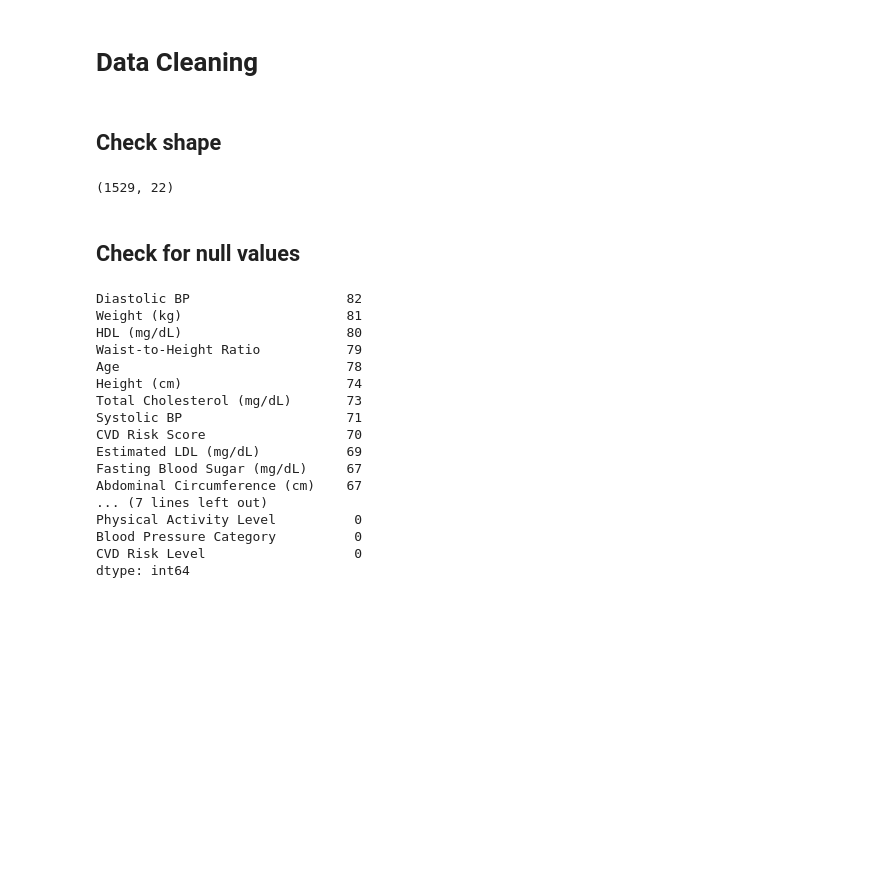
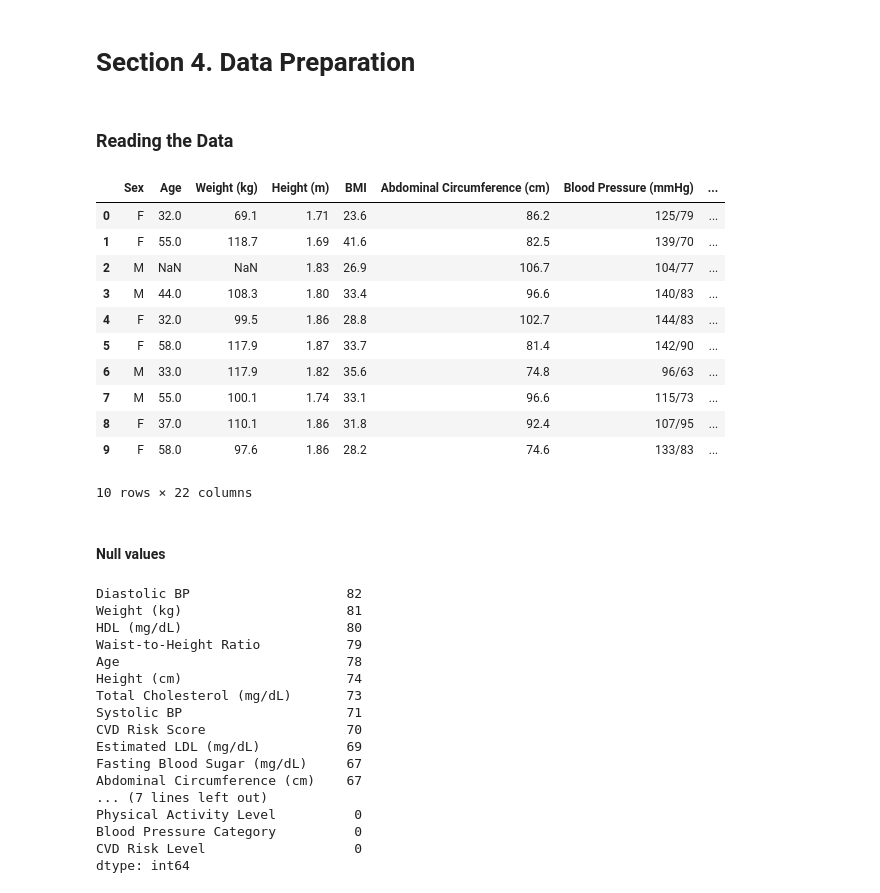
Before and after one commit to shampeyndadi/STINTSY_MCO, a Jupyter notebook: MCO.ipynb, the cells around one changed output. Drawn from its saved outputs; the diff is of its cells as text; code cells hidden in the pictures; blank space fills up the shorter version.

Commit message:
feat: cleaned section

```diff
--- a/MCO.ipynb
+++ b/MCO.ipynb
@@ -25,13 +52,25 @@ df
-# %% [markdown]
-# Data Cleaning
-# %% [markdown]
-## Check shape
-# %%
-df.shape
-# %% [output]
-(1529, 22)
+# %% [markdown]
+# Section 4. Data Preparation
+# %% [markdown]
+### Reading the Data
+# %%
+df = pd.read_csv('CVD.csv')
+df.head(10)
+# %% [output]
+|  | Sex | Age | Weight (kg) | Height (m) | BMI | Abdominal Circumference (cm) | Blood Pressure (mmHg) | ... |
+| 0 | F | 32.0 | 69.1 | 1.71 | 23.6 | 86.2 | 125/79 | ... |
+| 1 | F | 55.0 | 118.7 | 1.69 | 41.6 | 82.5 | 139/70 | ... |
+| 2 | M | NaN | NaN | 1.83 | 26.9 | 106.7 | 104/77 | ... |
+| 3 | M | 44.0 | 108.3 | 1.80 | 33.4 | 96.6 | 140/83 | ... |
+| 4 | F | 32.0 | 99.5 | 1.86 | 28.8 | 102.7 | 144/83 | ... |
+| 5 | F | 58.0 | 117.9 | 1.87 | 33.7 | 81.4 | 142/90 | ... |
+| 6 | M | 33.0 | 117.9 | 1.82 | 35.6 | 74.8 | 96/63 | ... |
+| 7 | M | 55.0 | 100.1 | 1.74 | 33.1 | 96.6 | 115/73 | ... |
+| 8 | F | 37.0 | 110.1 | 1.86 | 31.8 | 92.4 | 107/95 | ... |
+| 9 | F | 58.0 | 97.6 | 1.86 | 28.2 | 74.6 | 133/83 | ... |
+10 rows × 22 columns
 # %% [markdown]
-## Check for null values
+#### Null values
 # %%
 df.isnull().sum().sort_values(ascending=False)
 # %% [output]
```
Also changed, not shown: parts of 26 cells of this notebook.
